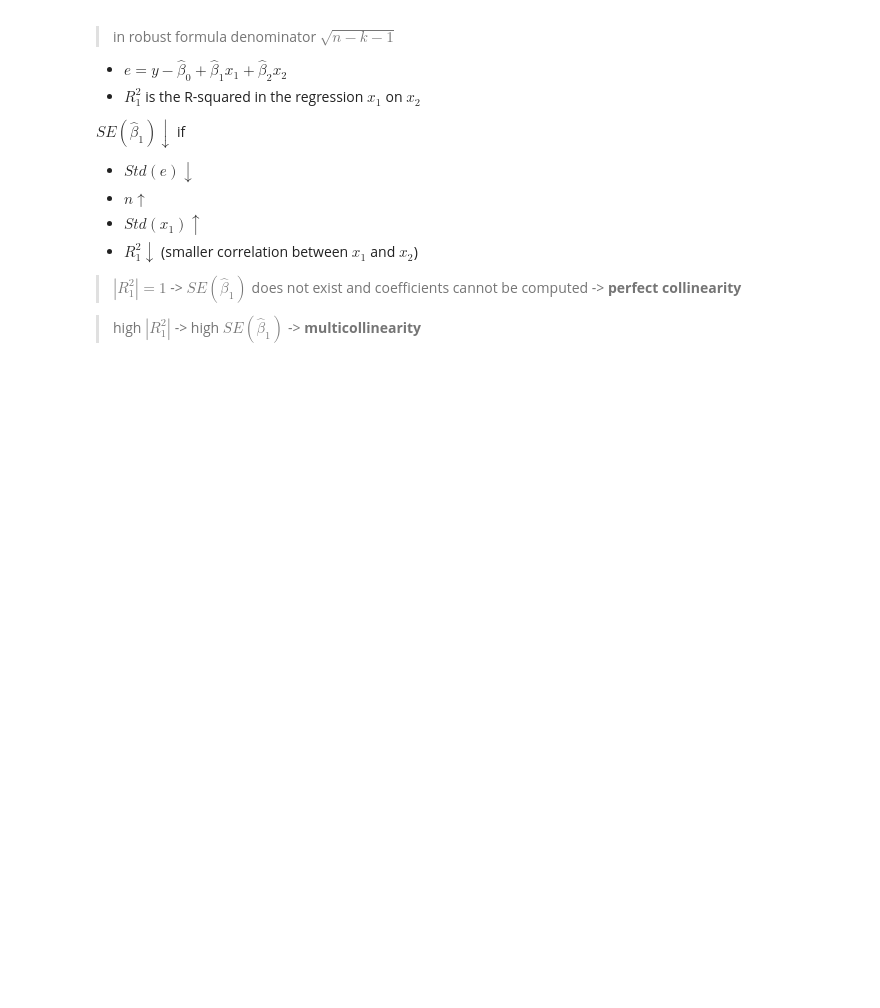
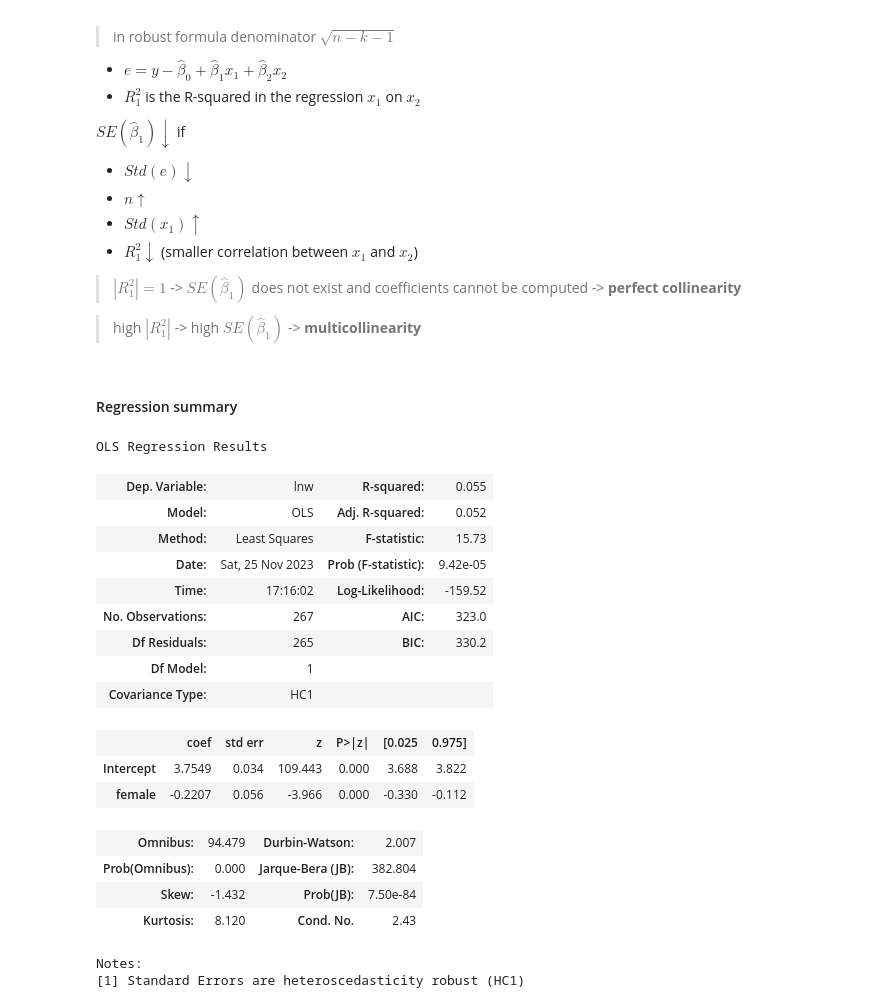
Before and after one commit to Alejandra-savagebriz/DA2, a Jupyter notebook: DA2_Assignment1.ipynb, the cells around one changed output. Cells and saved outputs as stored; diff of their text form; code cells hidden in the pictures; blank space fills up the shorter version.

Commit message:
Addition of regressions summary

```diff
--- a/DA2_Assignment1.ipynb
+++ b/DA2_Assignment1.ipynb
@@ -667,3 +667,28 @@ $SE(\hat{\beta}_1)\downarrow$ if
 >$|R^2_1|=1$ -> $SE(\hat{\beta}_1)$ does not exist and coefficients cannot be computed -> **perfect collinearity**
 
 >high $|R^2_1|$ -> high $SE(\hat{\beta}_1)$ -> **multicollinearity**
+# %% [markdown]
+#### Regression summary
+# %%
+# Unconditional gender gap
+reg.summary()
+# %% [output]
+OLS Regression Results
+| Dep. Variable: | lnw | R-squared: | 0.055 |
+| Model: | OLS | Adj. R-squared: | 0.052 |
+| Method: | Least Squares | F-statistic: | 15.73 |
+| Date: | Sat, 25 Nov 2023 | Prob (F-statistic): | 9.42e-05 |
+| Time: | 17:16:02 | Log-Likelihood: | -159.52 |
+| No. Observations: | 267 | AIC: | 323.0 |
+| Df Residuals: | 265 | BIC: | 330.2 |
+| Df Model: | 1 |  |  |
+| Covariance Type: | HC1 |  |  |
+|  | coef | std err | z | P>|z| | [0.025 | 0.975] |
+| Intercept | 3.7549 | 0.034 | 109.443 | 0.000 | 3.688 | 3.822 |
+| female | -0.2207 | 0.056 | -3.966 | 0.000 | -0.330 | -0.112 |
+| Omnibus: | 94.479 | Durbin-Watson: | 2.007 |
+| Prob(Omnibus): | 0.000 | Jarque-Bera (JB): | 382.804 |
+| Skew: | -1.432 | Prob(JB): | 7.50e-84 |
+| Kurtosis: | 8.120 | Cond. No. | 2.43 |
+Notes:
+[1] Standard Errors are heteroscedasticity robust (HC1)
```
Also changed, not shown: parts of 6 cells of this notebook.
